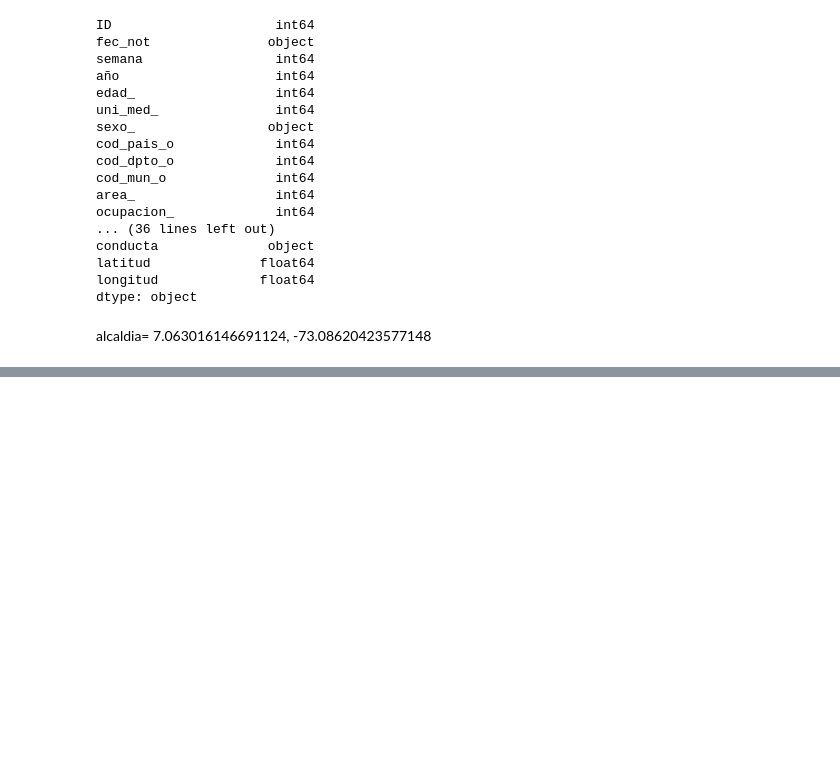
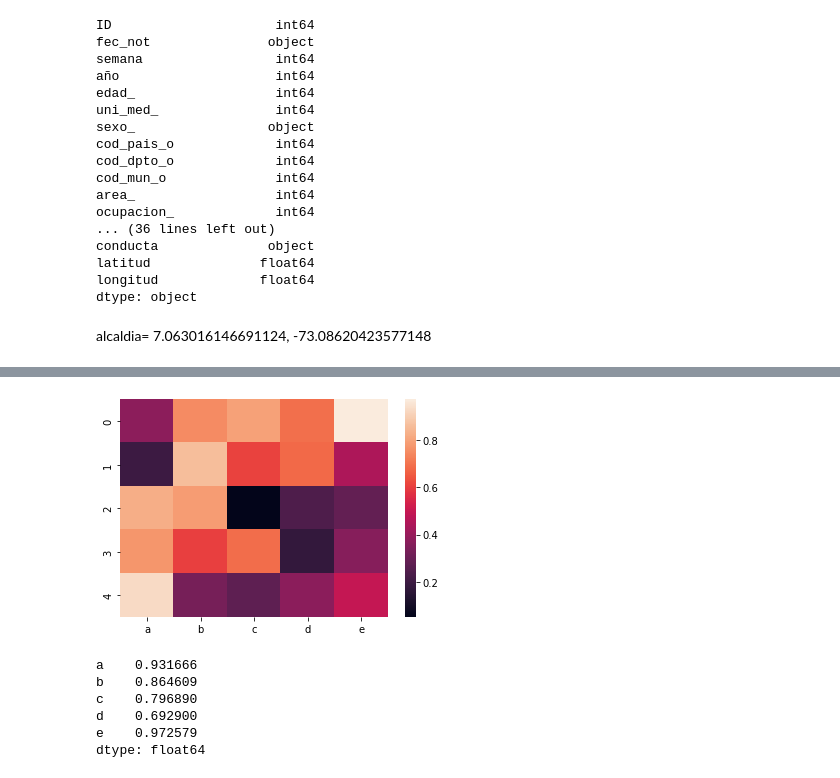
Before and after one commit to denilson2509a/cd_202202_fabio_villamizar, a Jupyter notebook: Taller1.ipynb, the cells around one changed output, grey strips where cells are left out. Cells and saved outputs as stored; diff of their text form; code cells hidden in the pictures; blank space fills up the shorter version.

```diff
--- a/Taller1.ipynb
+++ b/Taller1.ipynb
@@ -85,0 +127,13 @@ df['distancia'] = np.sqrt((pow(df['x'],2)- pow(711393.5,2))+(pow(df['y'],2)- pow
+# %%
+sns.heatmap(df.corr());
+# %% [output]
+[figure, added]
+# %%
+df.max()
+# %% [output]
+a    0.931666
+b    0.864609
+c    0.796890
+d    0.692900
+e    0.972579
+dtype: float64
```
Also changed, not shown: parts of 7 cells of this notebook.
